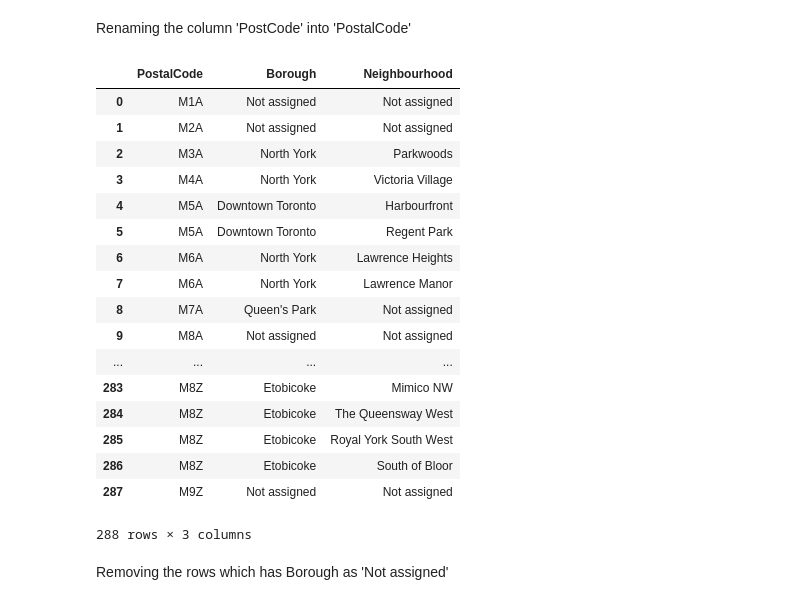
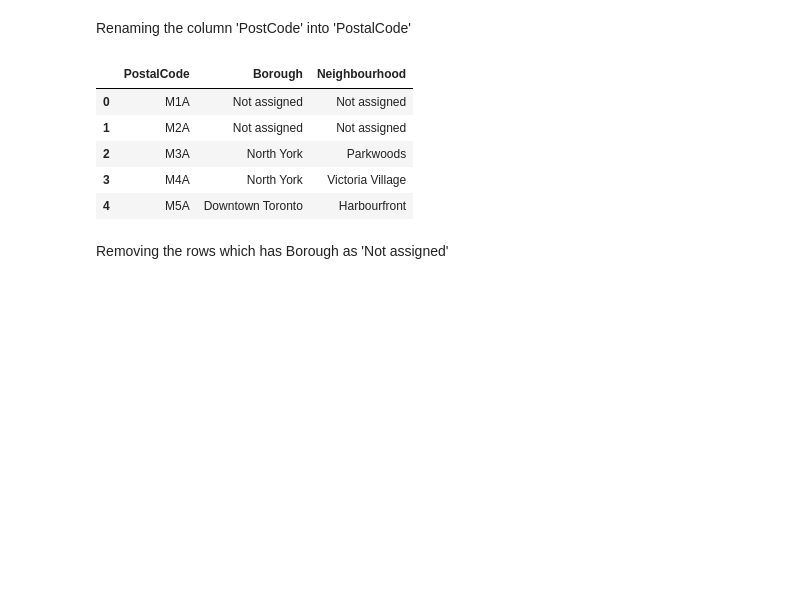
Before and after one commit to debo10/Capstone1, a Jupyter notebook: CastoneWeek3.ipynb, the cells around one changed output. Saved outputs shown, nothing was run; the diff lists cells and outputs as text; code cells hidden in the pictures; blank space fills up the shorter version.

```diff
--- a/CastoneWeek3.ipynb
+++ b/CastoneWeek3.ipynb
@@ -21,26 +21,15 @@ df_postcode.head()
 # %% [markdown]
 Renaming the column 'PostCode' into 'PostalCode'
 # %%
-df_postcode.rename(index=str, columns={"Postcode": "PostalCode"})
+df_postcode.rename(index=str, columns={"Postcode": "PostalCode"}, inplace=True )
+df_postcode.head()
 # %% [output]
 |  | PostalCode | Borough | Neighbourhood |
 | 0 | M1A | Not assigned | Not assigned |
 | 1 | M2A | Not assigned | Not assigned |
 | 2 | M3A | North York | Parkwoods |
 | 3 | M4A | North York | Victoria Village |
 | 4 | M5A | Downtown Toronto | Harbourfront |
-| 5 | M5A | Downtown Toronto | Regent Park |
-| 6 | M6A | North York | Lawrence Heights |
-| 7 | M6A | North York | Lawrence Manor |
-| 8 | M7A | Queen's Park | Not assigned |
-| 9 | M8A | Not assigned | Not assigned |
-| ... | ... | ... | ... |
-| 283 | M8Z | Etobicoke | Mimico NW |
-| 284 | M8Z | Etobicoke | The Queensway West |
-| 285 | M8Z | Etobicoke | Royal York South West |
-| 286 | M8Z | Etobicoke | South of Bloor |
-| 287 | M9Z | Not assigned | Not assigned |
-288 rows × 3 columns
 # %% [markdown]
 Removing the rows which has Borough as 'Not assigned'
 # %%
```
Also changed, not shown: parts of 4 cells of this notebook.
